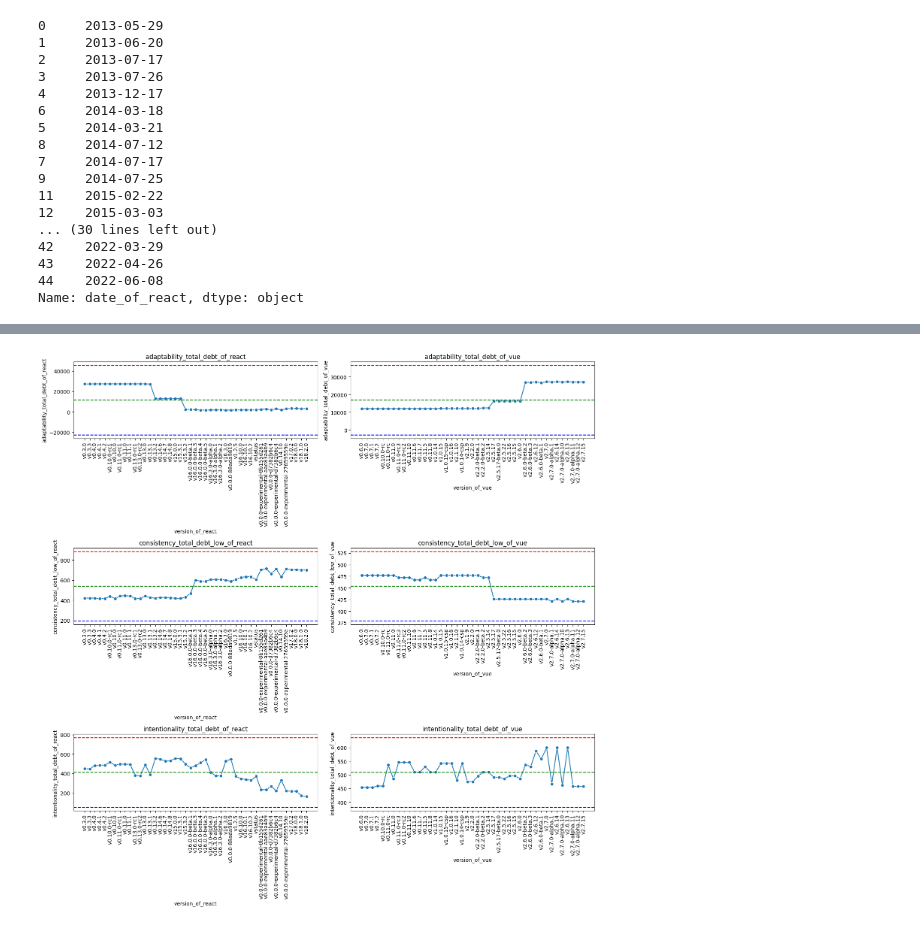
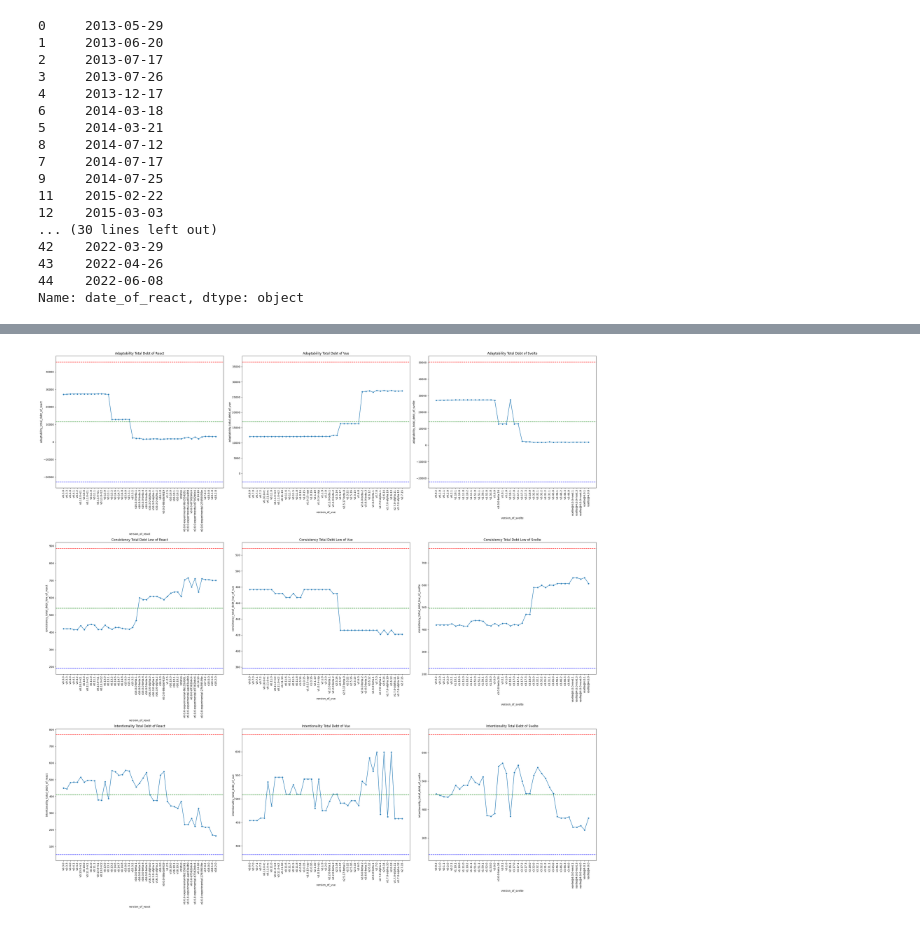
Before and after one commit to NotAlpha45/Analysis-of-Code-Smell-and-Refactoring, a Jupyter notebook: Code/Analysis/RQ2/general_analysis.ipynb, the cells around one changed output, grey strips where cells are left out. Cells and saved outputs as stored; diff of their text form; code cells hidden in the pictures.

Commit message:
Control chart pipeline added

```diff
--- a/Code/Analysis/RQ2/general_analysis.ipynb
+++ b/Code/Analysis/RQ2/general_analysis.ipynb
@@ -54,0 +60,2 @@ df_vue.head()
+# %%
+df_svelte = process_dataframes('svelte', df_svelte_adapt, df_svelte_consis, df_svelte_intentional)
@@ -55,5 +84,5 @@ df_vue.head()
 # %%
-df_combined = pd.concat([df_react, df_vue], axis=1)
+df_combined = pd.concat([df_react, df_vue, df_svelte], axis=1)
 df_combined['date_of_react']
 # %% [output]
 0     2013-05-29
@@ -97,41 +126,11 @@ Index(['version_of_react', 'date_of_react', 'timestamp_of_react',
 columns_for_controlChart_of_react = ['adaptability_total_debt_of_react', 'consistency_total_debt_low_of_react', 'intentionality_total_debt_of_react']
 
 columns_for_controlChart_of_vue = ['adaptability_total_debt_of_vue', 'consistency_total_debt_low_of_vue', 'intentionality_total_debt_of_vue']
+
+columns_for_controlChart_of_svelte = ['adaptability_total_debt_of_svelte', 'consistency_total_debt_low_of_svelte', 'intentionality_total_debt_of_svelte']
 # %%
-combined_columns = list(zip(columns_for_controlChart_of_react, columns_for_controlChart_of_vue))
+combined_columns = list(zip(columns_for_controlChart_of_react, columns_for_controlChart_of_vue, columns_for_controlChart_of_svelte))
-# %%
-fig, axs = plt.subplots(3, 2, figsize=(15, 15))
-
-# Create line plots
-for i, (react_col, vue_col) in enumerate(combined_columns):
-    # Calculate mean and standard deviation for each column
-    react_mean = df_combined[react_col].mean()
-    react_std = df_combined[react_col].std()
-    vue_mean = df_combined[vue_col].mean()
-    vue_std = df_combined[vue_col].std()
-
-    # Calculate LCL and UCL for each column
-    react_lcl = react_mean - 3*react_std
-    react_ucl = react_mean + 3*react_std
-    vue_lcl = vue_mean - 3*vue_std
-    vue_ucl = vue_mean + 3*vue_std
-
-    # Plot the data
-    sns.lineplot(x='version_of_react', y=react_col, data=df_combined, ax=axs[i, 0], marker ='o')
-    axs[i, 0].axhline(react_lcl, color='b', linestyle='--')
-    axs[i, 0].axhline(react_ucl, color='r', linestyle='--')
-    axs[i, 0].axhline(react_mean, color='g', linestyle='--')
-    axs[i, 0].set_title(react_col)
-    axs[i, 0].set_xticklabels(axs[i, 0].get_xticklabels(), rotation=90)
-
-    sns.lineplot(x='version_of_vue', y=vue_col, data=df_combined, ax=axs[i, 1], marker ='o')
-    axs[i, 1].axhline(vue_lcl, color='b', linestyle='--')
-    axs[i, 1].axhline(vue_ucl, color='r', linestyle='--')
-    axs[i, 1].axhline(vue_mean, color='g', linestyle='--')
-    axs[i, 1].set_title(vue_col)
-    axs[i, 1].set_xticklabels(axs[i, 1].get_xticklabels(), rotation=90)
-
-plt.tight_layout()
-plt.show()
-# %% [output]
-[figure, removed]
+# %%
+plot_control_charts(df_combined, combined_columns, ['version_of_react', 'version_of_vue', 'version_of_svelte'])
+# %% [output]
+[figure, added]
```
Also changed, not shown: parts of 5 cells of this notebook, 1 other file.
